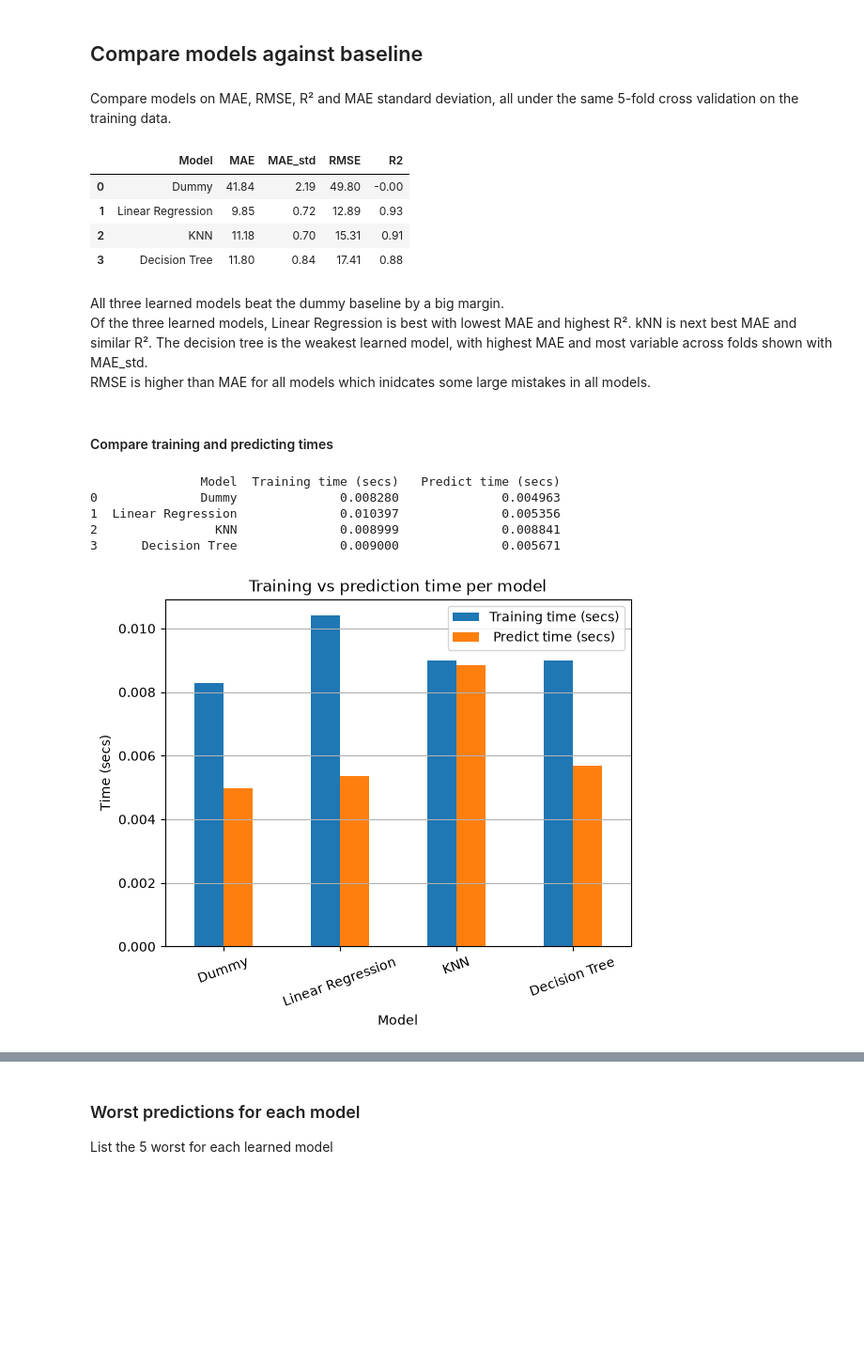
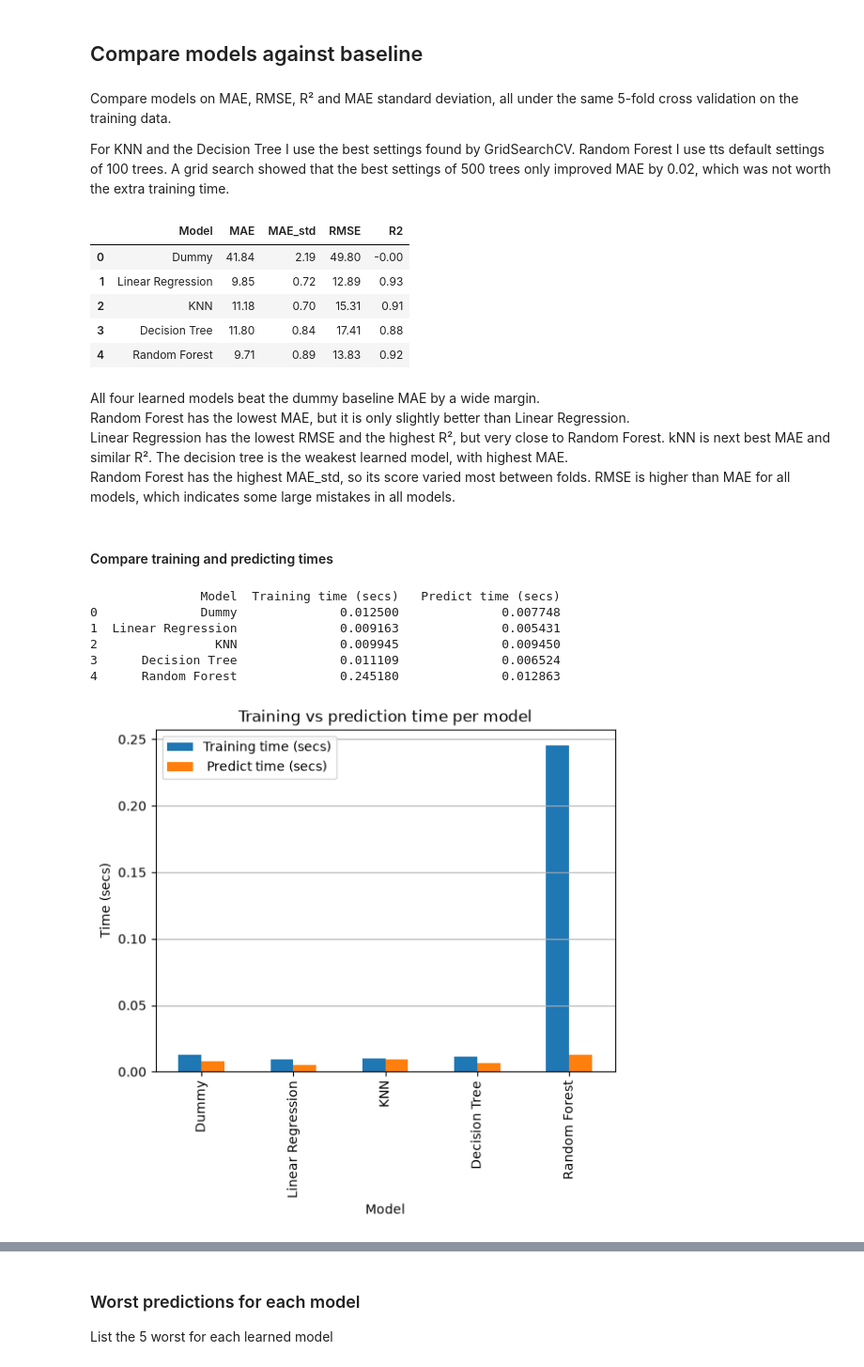
Before and after one commit to Mossyoneill5/CT4101_ML_FPL_Project, a Jupyter notebook: notebooks/03_model_comparison.ipynb, the cells around one changed output, grey strips where cells are left out. Shown at 94% size. Drawn from its saved outputs; the diff is of its cells as text; code cells hidden in the pictures; blank space fills up the shorter version.

Commit message:
Random forest model and comparison

```diff
--- a/notebooks/03_model_comparison.ipynb
+++ b/notebooks/03_model_comparison.ipynb
@@ -161,0 +167,12 @@ The tree splits first on minutes in the tree, then on now_cost and selected_by_p
+# %%
+# Random Forest an ensemble of many trees, averaged to reduce a single tree's instability
+rf = make_pipeline(build_preprocessor(), RandomForestRegressor(random_state=42))
+rf_params = {
+    "randomforestregressor__n_estimators": [100, 300, 500],
+    "randomforestregressor__max_features": [1.0, "sqrt"],
+    "randomforestregressor__min_samples_leaf": [1, 5],
+}
+rf_search = GridSearchCV(rf, rf_params, cv=cv, scoring="neg_mean_absolute_error")
+rf_search.fit(X_train, y_train)
+print("Best RF settings:", rf_search.best_params_)
+print(f"Best RF MAE: {-rf_search.best_score_:.2f}")
@@ -164,6 +209,9 @@ The tree splits first on minutes in the tree, then on now_cost and selected_by_p
 # %% [markdown]
 Compare models on MAE, RMSE, R² and MAE standard deviation, all under the same 5-fold
 cross validation on the training data.
+
+For KNN and the Decision Tree I use the best settings found by GridSearchCV.
+Random Forest I use tts default settings of 100 trees. A grid search showed that the best settings of 500 trees only improved MAE by 0.02, which was not worth the extra training time.
 # %%
 # Build the baseline models in the same preprocessing pipeline
 dummy = make_pipeline(build_preprocessor(), DummyRegressor(strategy="mean"))
@@ -174,12 +222,14 @@ dummy_cv = cv_model(dummy,X_train,y_train)
 lr_cv = cv_model(linreg,X_train,y_train)
 knn_cv = cv_model(knn_search.best_estimator_, X_train, y_train)
 tree_cv = cv_model(tree_search.best_estimator_, X_train, y_train)
+rf_cv = cv_model(rf,X_train, y_train)
 
 results = {
     "Dummy": dummy_cv,
     "Linear Regression": lr_cv,
     "KNN": knn_cv,
-    "Decision Tree": tree_cv
+    "Decision Tree": tree_cv,
+    "Random Forest": rf_cv
 }
 
 # Primary metric MAE, secondary RMSE and R2, plus MAE std for fold-to-fold variability
@@ -197,12 +247,15 @@ display(comparison.round(2))
 | 1 | Linear Regression | 9.85 | 0.72 | 12.89 | 0.93 |
 | 2 | KNN | 11.18 | 0.70 | 15.31 | 0.91 |
 | 3 | Decision Tree | 11.80 | 0.84 | 17.41 | 0.88 |
+| 4 | Random Forest | 9.71 | 0.89 | 13.83 | 0.92 |
 # %% [markdown]
-All three learned models beat the dummy baseline by a big margin.
-Of the three learned models, Linear Regression is best with lowest MAE and highest R².
+All four learned models beat the dummy baseline MAE by a wide margin.
+Random Forest has the lowest MAE, but it is only slightly better than Linear Regression.
+ Linear Regression has the lowest RMSE and the highest R², but very close to Random Forest.
 kNN is next best MAE and similar R².
-The decision tree is the weakest learned model, with highest MAE and most variable across folds shown with MAE_std.
-RMSE is higher than MAE for all models which inidcates some large mistakes in all models.
+The decision tree is the weakest learned model, with highest MAE.
+Random Forest has the highest MAE_std, so its score varied most between folds.
+RMSE is higher than MAE for all models, which indicates some large mistakes in all models.
 # %% [markdown]
 #### Compare training and predicting times
 # %%
@@ -215,17 +268,17 @@ timing = pd.DataFrame({
 print(timing)
 # %% [output]
                Model  Training time (secs)   Predict time (secs)
-0              Dummy              0.008280              0.004963
-1  Linear Regression              0.010397              0.005356
-2                KNN              0.008999              0.008841
-3      Decision Tree              0.009000              0.005671
+0              Dummy              0.012500              0.007748
+1  Linear Regression              0.009163              0.005431
+2                KNN              0.009945              0.009450
+3      Decision Tree              0.011109              0.006524
+4      Random Forest              0.245180              0.012863
 # %%
 timing_plot = timing.set_index("Model")
 timing_plot.plot(kind="bar")
 plt.ylabel("Time (secs)")
 plt.title("Training vs prediction time per model")
-plt.xticks(rotation=20)
 plt.grid(True, axis="y")
 plt.show()
 # %% [output]
-[figure, old version]
+[figure, new version]
```
Also changed, not shown: parts of 17 cells of this notebook.
